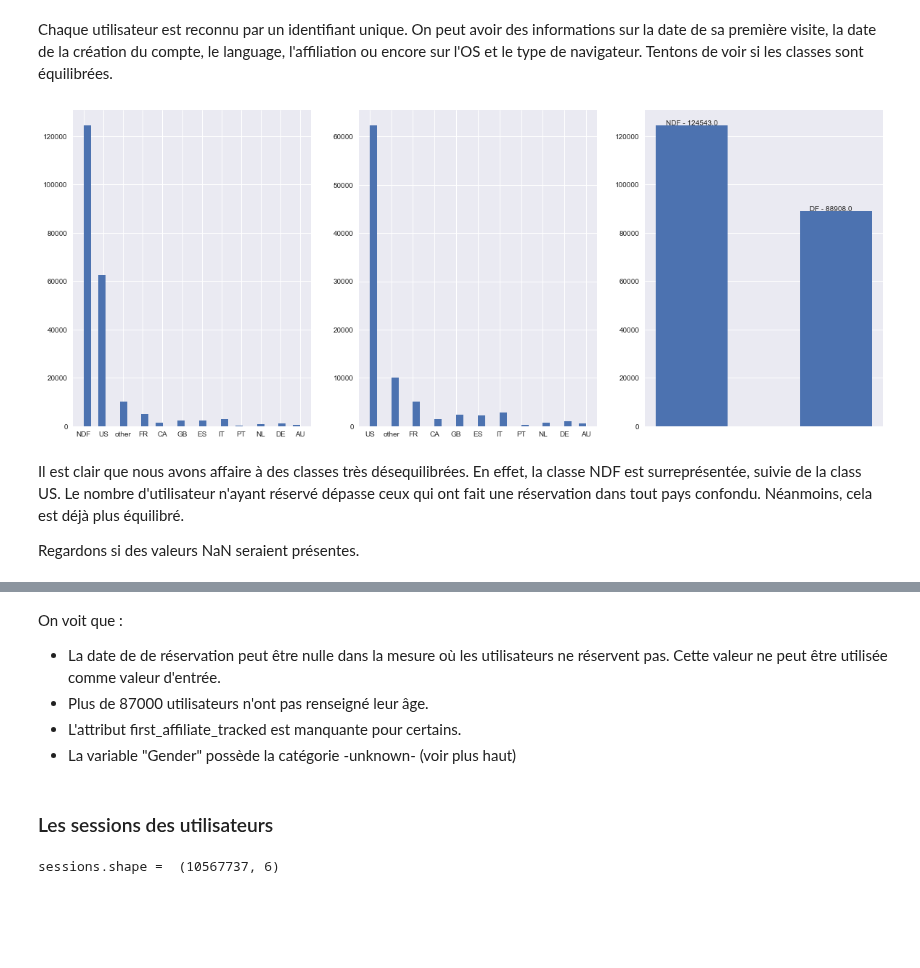
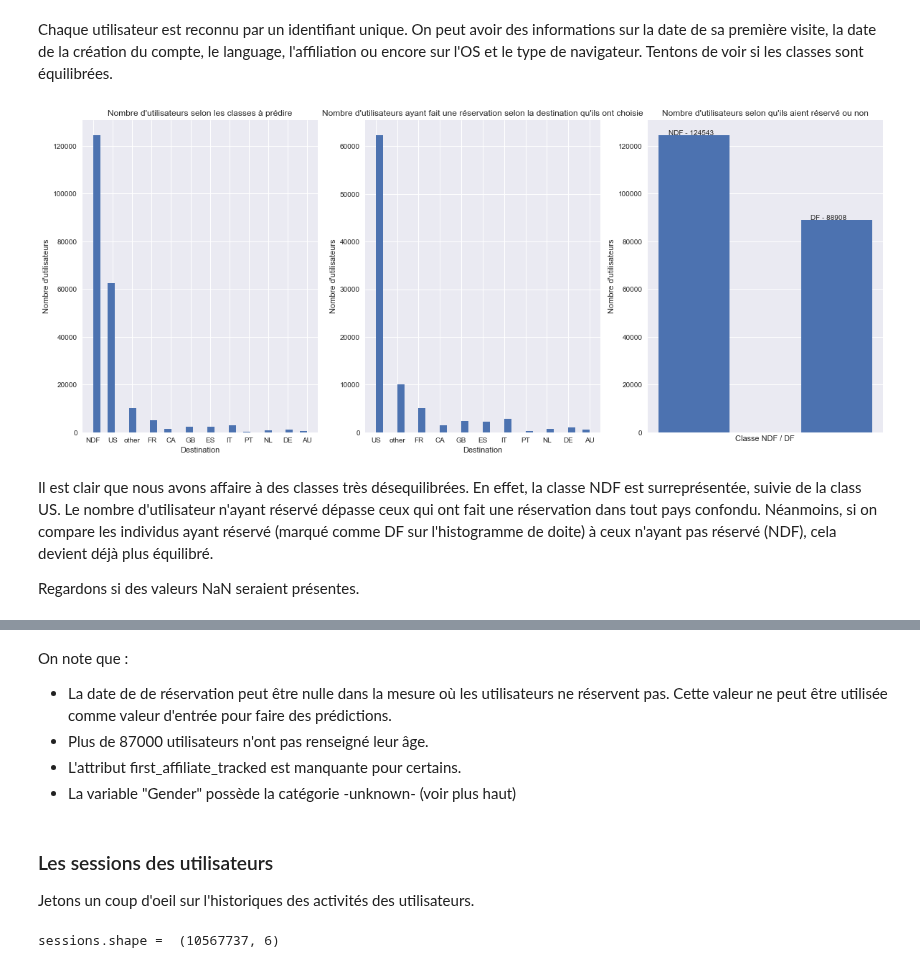
Before and after one commit to vesran/BookerGuess, a Jupyter notebook: _1_introduction.ipynb, the cells around one changed output, grey strips where cells are left out. Drawn from its saved outputs; the diff is of its cells as text; code cells hidden in the pictures; blank space fills up the shorter version.

```diff
--- a/_1_introduction.ipynb
+++ b/_1_introduction.ipynb
@@ -69,19 +71,28 @@ Chaque utilisateur est reconnu par un identifiant unique. On peut avoir des info
 # %%
 f = plt.figure(figsize=(20, 8))
 f.add_subplot(1, 3, 1)
+plt.title("Nombre d'utilisateurs selon les classes à prédire")
+plt.ylabel("Nombre d'utilisateurs")
+plt.xlabel("Destination")
 _ = plt.hist(users['country_destination'], bins=30)
 f.add_subplot(1, 3, 2)
+plt.title("Nombre d'utilisateurs ayant fait une réservation selon la destination qu'ils ont choisie")
+plt.xlabel("Destination")
+plt.ylabel("Nombre d'utilisateurs")
 _ = plt.hist(users[users['country_destination'] != 'NDF']['country_destination'], bins=30)
 f.add_subplot(1, 3, 3)
 users['destination_found'] = users.apply(lambda r: 'NDF' if r['country_destination'] == 'NDF' else 'DF', axis=1)
 arr = plt.hist(users['destination_found'], bins=2, rwidth=0.5)
 labels = ['NDF', 'DF']
 for i in range(2):
-    plt.text(arr[1][i]+0.16,arr[0][i]+0.16,f'{labels[i]} - ' + str(arr[0][i]))
+    plt.text(arr[1][i]+0.16,arr[0][i]+0.16,f'{labels[i]} - ' + str(int(arr[0][i])))
+plt.title("Nombre d'utilisateurs selon qu'ils aient réservé ou non")
+plt.ylabel("Nombre d'utilisateurs")
+_=plt.xlabel("Classe NDF / DF")
 # %% [output]
-[figure, old version]
+[figure, new version]
 # %% [markdown]
-Il est clair que nous avons affaire à des classes très désequilibrées. En effet, la classe NDF est surreprésentée, suivie de la class US. Le nombre d'utilisateur n'ayant réservé dépasse ceux qui ont fait une réservation dans tout pays confondu. Néanmoins, cela est déjà plus équilibré.
+Il est clair que nous avons affaire à des classes très désequilibrées. En effet, la classe NDF est surreprésentée, suivie de la class US. Le nombre d'utilisateur n'ayant réservé dépasse ceux qui ont fait une réservation dans tout pays confondu. Néanmoins, si on compare les individus ayant réservé (marqué comme DF sur l'histogramme de doite) à ceux n'ayant pas réservé (NDF), cela devient déjà plus équilibré.
 
 Regardons si des valeurs NaN seraient présentes.
 # %%
@@ -106,13 +117,15 @@ country_destination             0
 destination_found               0
 dtype: int64
 # %% [markdown]
-On voit que :
-* La date de de réservation peut être nulle dans la mesure où les utilisateurs ne réservent pas. Cette valeur ne peut être utilisée comme valeur d'entrée.
+On note que :
+* La date de de réservation peut être nulle dans la mesure où les utilisateurs ne réservent pas. Cette valeur ne peut être utilisée comme valeur d'entrée pour faire des prédictions.
 * Plus de 87000 utilisateurs n'ont pas renseigné leur âge.
 * L'attribut first_affiliate_tracked est manquante pour certains.
 * La variable "Gender" possède la catégorie -unknown- (voir plus haut)
 # %% [markdown]
 ### Les sessions des utilisateurs
+
+Jetons un coup d'oeil sur l'historiques des activités des utilisateurs.
 # %%
 print('sessions.shape = ', sessions.shape)
 sessions.head()
```
Also changed, not shown: parts of 5 cells of this notebook.
